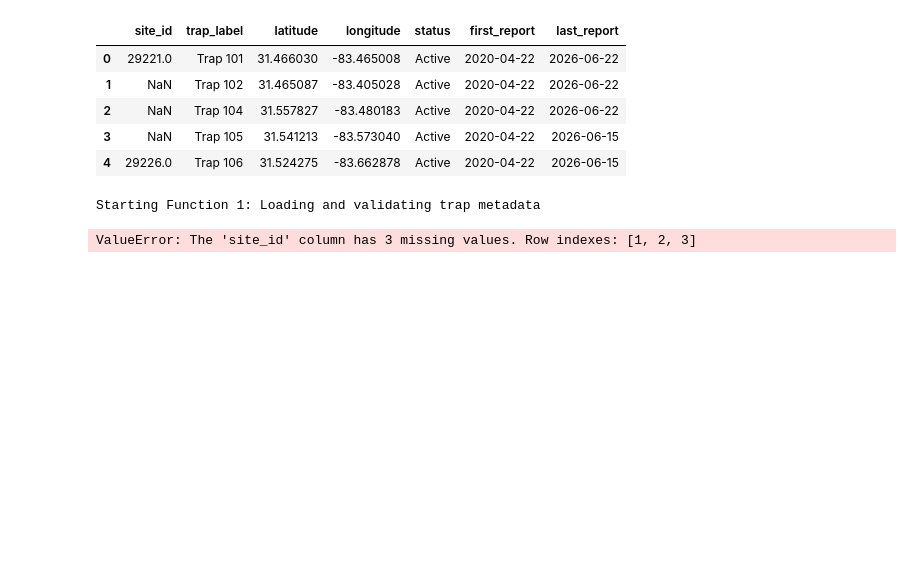
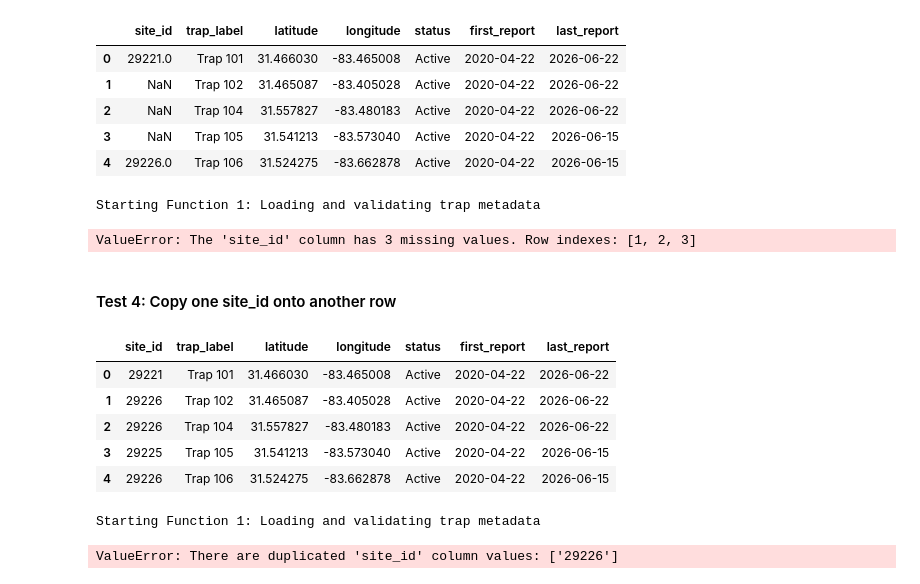
Before and after one commit to Leonidus1995/Whitefly_Risk_Intelligence, a Jupyter notebook: notebooks/02b_unit_tests_nlcd_landcover_features.ipynb, the cells around one changed output. Saved outputs shown, nothing was run; the diff lists cells and outputs as text; code cells hidden in the pictures; blank space fills up the shorter version.

Commit message:
second function written in production script

```diff
--- a/notebooks/02b_unit_tests_nlcd_landcover_features.ipynb
+++ b/notebooks/02b_unit_tests_nlcd_landcover_features.ipynb
@@ -186,3 +186,17 @@ load_and_validate_trap_metadata(path_3)
 # %% [output]
 Starting Function 1: Loading and validating trap metadata
 ValueError: The 'site_id' column has 3 missing values. Row indexes: [1, 2, 3]
+# %% [markdown]
+#### Test 4: Copy one site_id onto another row
+# %%
+func_1_test_4_df = df.copy()
+
+func_1_test_4_df.iloc[1:3, 0] = func_1_test_4_df.iloc[4,0]
+func_1_test_4_df.head()
+# %% [output]
+|  | site_id | trap_label | latitude | longitude | status | first_report | last_report |
+| 0 | 29221 | Trap 101 | 31.466030 | -83.465008 | Active | 2020-04-22 | 2026-06-22 |
+| 1 | 29226 | Trap 102 | 31.465087 | -83.405028 | Active | 2020-04-22 | 2026-06-22 |
+| 2 | 29226 | Trap 104 | 31.557827 | -83.480183 | Active | 2020-04-22 | 2026-06-22 |
+| 3 | 29225 | Trap 105 | 31.541213 | -83.573040 | Active | 2020-04-22 | 2026-06-15 |
+| 4 | 29226 | Trap 106 | 31.524275 | -83.662878 | Active | 2020-04-22 | 2026-06-15 |
@@ -188,0 +205,6 @@ ValueError: The 'site_id' column has 3 missing values. Row indexes: [1, 2, 3]
+# %%
+path_4 = Path("data/interim/func_1_test_4_df.csv")
+load_and_validate_trap_metadata(path_4)
+# %% [output]
+Starting Function 1: Loading and validating trap metadata
+ValueError: There are duplicated 'site_id' column values: ['29226']
```
Also changed, not shown: parts of 18 cells of this notebook, 1 other file.
